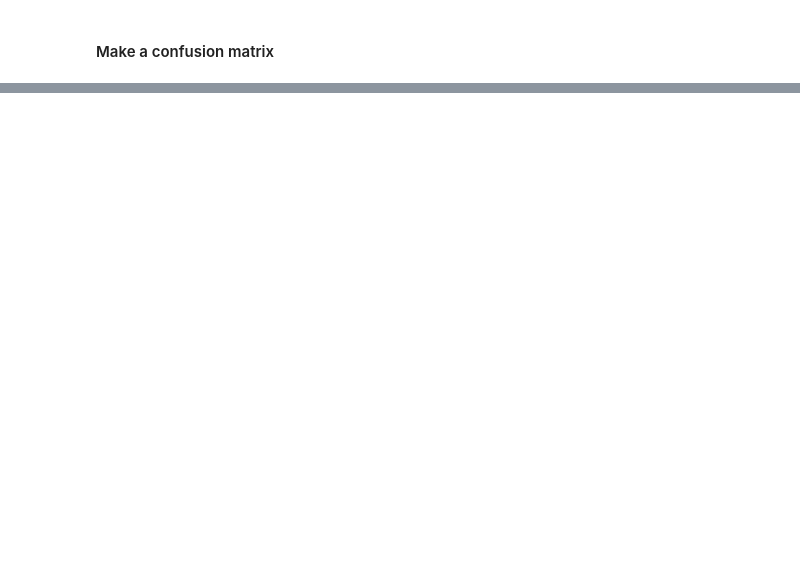
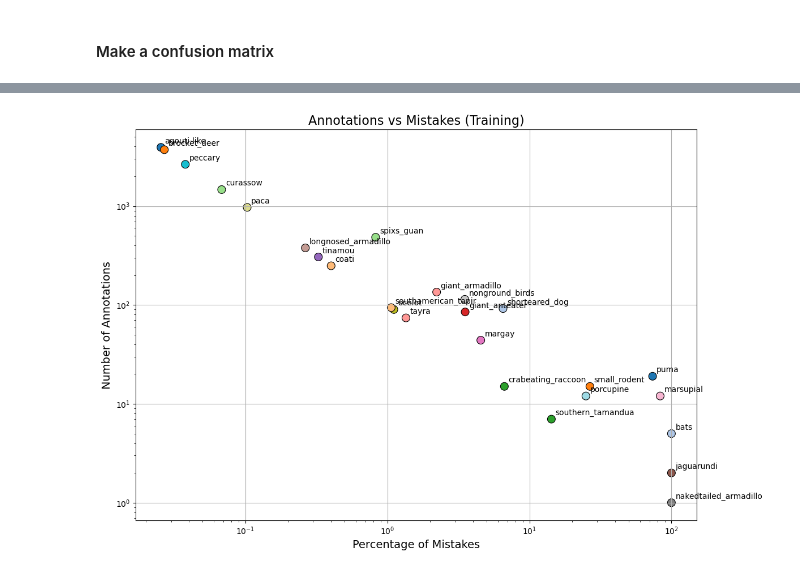
Before and after one commit to ThomasLuypaert/ABC_expeditions_classifier, a Jupyter notebook: notebooks/Model_inference.ipynb, the cells around one changed output, grey strips where cells are left out. Saved outputs shown, nothing was run; the diff lists cells and outputs as text; code cells hidden in the pictures; blank space fills up the shorter version.

```diff
--- a/notebooks/Model_inference.ipynb
+++ b/notebooks/Model_inference.ipynb
@@ -179,0 +248,7 @@ plt.show()
+# %%
+from ct_classifier.inference import model_inference
+
+df_summary_train  = model_inference(config=cfg,
+                                     checkpoint_path="/home/Thomas/ABC_expeditions_classifier/ct_classifier/model_states/200.pt",
+                                     split = "train",
+                                     type = "summary")
@@ -179,0 +293,61 @@ plt.show()
+# %%
+import pandas as pd
+import seaborn as sns
+import numpy as np
+import matplotlib.pyplot as plt
+import colorcet as cc
+
+n_annotations = df_summary_train['true_labels_full'].value_counts()
+
+mismatches_df = pd.DataFrame({"true_label":df_summary_train['true_labels_full'],
+                              "mismatch":(df_summary_train['pred_labels_full'] != df_summary_train['true_labels_full'])})
+
+
+mismatches_df = pd.merge(mismatches_df.groupby("true_label").sum().reset_index("true_label"),
+                        mismatches_df["true_label"].value_counts().reset_index("true_label"),
+                        on='true_label')
+
+mismatches_df["percentage_mistakes"] = (mismatches_df["mismatch"] / mismatches_df["count"])*100
+
+mismatches_df
+
+# Step 4: Plot using Seaborn
+plt.figure(figsize=(12, 8))
+scatter_plot = sns.scatterplot(
+    data=mismatches_df,
+    x='percentage_mistakes',
+    y='count',
+    hue='true_label',
+    palette='tab20',  # Categorical palette
+    edgecolor='k',
+    s=100  # Size of markers
+)
+
+# Remove the legend
+scatter_plot.legend_.remove()
+
+# Add labels next to each point
+for i, row in mismatches_df.iterrows():
+    plt.annotate(
+        text=row['true_label'],
+        xy=(row['percentage_mistakes'], row['count']),
+        xytext=(5, 5),  # Offset label slightly
+        textcoords='offset points',
+        fontsize=10,
+        color='black'
+    )
+
+# Enhance plot aesthetics
+scatter_plot.set_title("Annotations vs Mistakes (Training)", fontsize=16)
+scatter_plot.set_xlabel("Percentage of Mistakes", fontsize=14)
+scatter_plot.set_ylabel("Number of Annotations", fontsize=14)
+scatter_plot.grid(True)
+
+plt.xscale('log')
+plt.yscale('log')
+
+# Show plot
+plt.tight_layout()
+plt.show()
+# %% [output]
+[figure, added]
```
Also changed, not shown: parts of 7 cells of this notebook, 11 other files.
